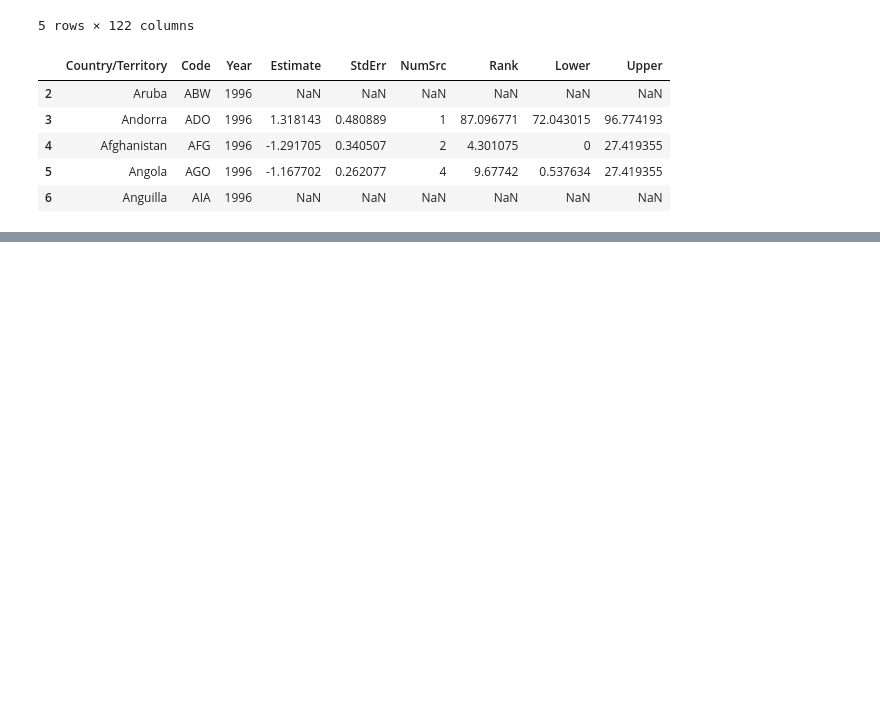
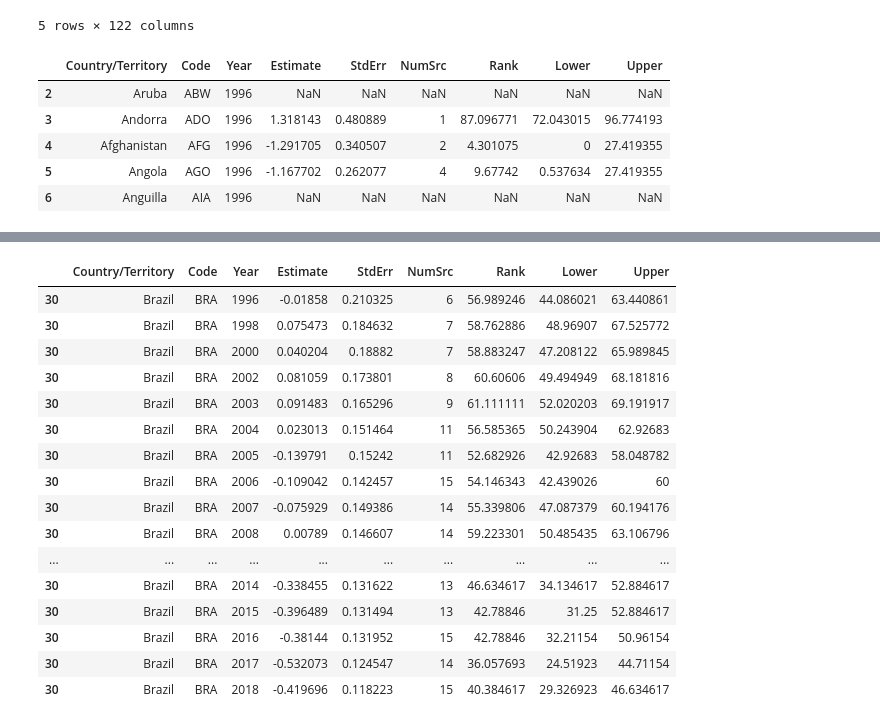
Before and after one commit to FranciscoNania/Paper-BM, a Jupyter notebook: Untitled.ipynb, the cells around one changed output, grey strips where cells are left out. Drawn from its saved outputs; the diff is of its cells as text; code cells hidden in the pictures; blank space fills up the shorter version.

Commit message:
Manual file substitution
Due to repository name change, had to manually update the jupyter file to sync with desktop version

```diff
--- a/Untitled.ipynb
+++ b/Untitled.ipynb
@@ -23,8 +47,13 @@ df_cor.head()
 | 4 | Afghanistan | AFG | -1.291705 | 0.340507 | 2 | 4.301075 | 0 | 27.419355 | ... |
 5 rows × 122 columns
 # %%
+#The corruption dataset is harder to deal with for a couple of reasons:
+# 1- The column names are useless
+# 2- The years should be a single column (which would help with naming the columns as well)
+
 def clean_corruption(dataframe, first_column, last_column):
     '''
+    This function set the year as a single column for every country, it only works for a single year.
     INPUT:
     dataframe(df) - initial dataframe
     first_column(int) - number of the first column with year
@@ -40,7 +69,7 @@ def clean_corruption(dataframe, first_column, last_column):
     df.insert(2,'Year', year)
 
     return df
-
+#Since every set of years has 6 columns, with the correct range and the clean_corruption function, the df_cor (now just df) dataset becomes much cleaner
 df = clean_corruption(df_cor,2,8)
 for a in range(8,122,6):
     df_temp = clean_corruption(df_cor,a,a+6)
@@ -113,0 +136,20 @@ Name: Country, Length: 127, dtype: int64
+# %%
+df.loc[df['Country/Territory']=='Brazil']
+# %% [output]
+|  | Country/Territory | Code | Year | Estimate | StdErr | NumSrc | Rank | Lower | Upper |
+| 30 | Brazil | BRA | 1996 | -0.01858 | 0.210325 | 6 | 56.989246 | 44.086021 | 63.440861 |
+| 30 | Brazil | BRA | 1998 | 0.075473 | 0.184632 | 7 | 58.762886 | 48.96907 | 67.525772 |
+| 30 | Brazil | BRA | 2000 | 0.040204 | 0.18882 | 7 | 58.883247 | 47.208122 | 65.989845 |
+| 30 | Brazil | BRA | 2002 | 0.081059 | 0.173801 | 8 | 60.60606 | 49.494949 | 68.181816 |
+| 30 | Brazil | BRA | 2003 | 0.091483 | 0.165296 | 9 | 61.111111 | 52.020203 | 69.191917 |
+| 30 | Brazil | BRA | 2004 | 0.023013 | 0.151464 | 11 | 56.585365 | 50.243904 | 62.92683 |
+| 30 | Brazil | BRA | 2005 | -0.139791 | 0.15242 | 11 | 52.682926 | 42.92683 | 58.048782 |
+| 30 | Brazil | BRA | 2006 | -0.109042 | 0.142457 | 15 | 54.146343 | 42.439026 | 60 |
+| 30 | Brazil | BRA | 2007 | -0.075929 | 0.149386 | 14 | 55.339806 | 47.087379 | 60.194176 |
+| 30 | Brazil | BRA | 2008 | 0.00789 | 0.146607 | 14 | 59.223301 | 50.485435 | 63.106796 |
+| ... | ... | ... | ... | ... | ... | ... | ... | ... | ... |
+| 30 | Brazil | BRA | 2014 | -0.338455 | 0.131622 | 13 | 46.634617 | 34.134617 | 52.884617 |
+| 30 | Brazil | BRA | 2015 | -0.396489 | 0.131494 | 13 | 42.78846 | 31.25 | 52.884617 |
+| 30 | Brazil | BRA | 2016 | -0.38144 | 0.131952 | 15 | 42.78846 | 32.21154 | 50.96154 |
+| 30 | Brazil | BRA | 2017 | -0.532073 | 0.124547 | 14 | 36.057693 | 24.51923 | 44.71154 |
+| 30 | Brazil | BRA | 2018 | -0.419696 | 0.118223 | 15 | 40.384617 | 29.326923 | 46.634617 |
```
Also changed, not shown: parts of 14 cells of this notebook.
